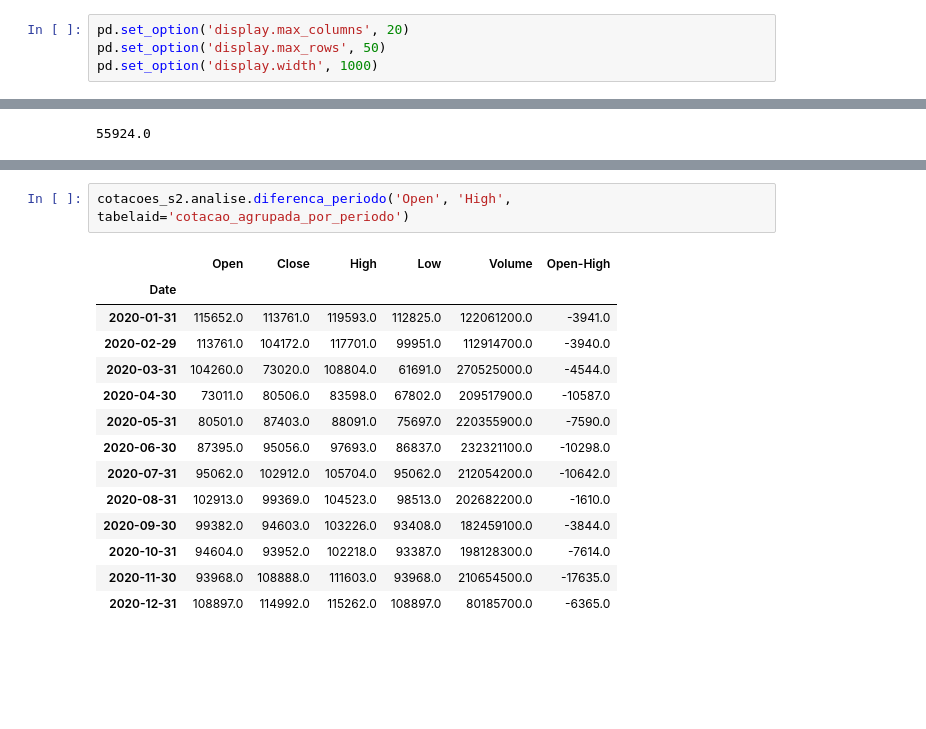
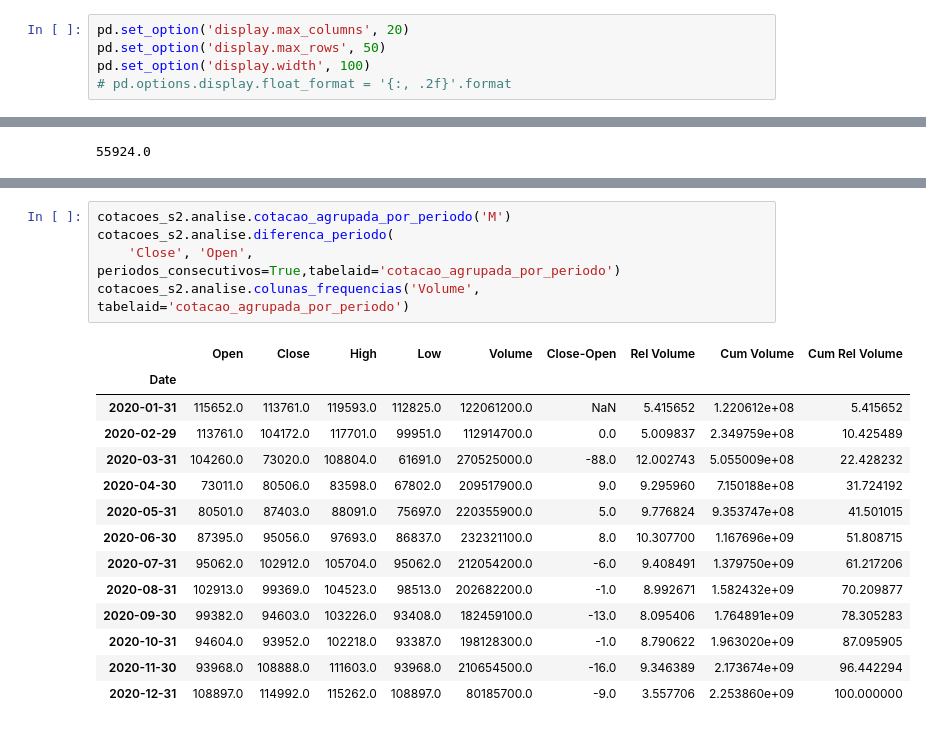
Before and after one commit to maiconandsilva-archive/stock-price-analysis, a Jupyter notebook: analisecotacoes.ipynb, the cells around one changed output, grey strips where cells are left out. Saved outputs shown, nothing was run; the diff lists cells and outputs as text; blank space fills up the shorter version.

```diff
--- a/analisecotacoes.ipynb
+++ b/analisecotacoes.ipynb
@@ -8,7 +8,8 @@ from fetchdata import buscar_cotacoes_yahoo
 # %%
 pd.set_option('display.max_columns', 20)
 pd.set_option('display.max_rows', 50)
-pd.set_option('display.width', 1000)
+pd.set_option('display.width', 100)
+# pd.options.display.float_format = '{:, .2f}'.format
 # %%
 # Tickers são um código único que a bolsa
 # atribui aos instrumentos financeiros
@@ -172,17 +217,20 @@ cotacoes_s2.analise.cotacao_agrupada_por_periodo('M')
 # %%
-cotacoes_s2.analise.diferenca_periodo('Open', 'High', tabelaid='cotacao_agrupada_por_periodo')
+cotacoes_s2.analise.cotacao_agrupada_por_periodo('M')
+cotacoes_s2.analise.diferenca_periodo(
+    'Close', 'Open', periodos_consecutivos=True,tabelaid='cotacao_agrupada_por_periodo')
+cotacoes_s2.analise.colunas_frequencias('Volume', tabelaid='cotacao_agrupada_por_periodo')
 # %% [output]
-|  | Open | Close | High | Low | Volume | Open-High |
-| Date |  |  |  |  |  |  |
-| 2020-01-31 | 115652.0 | 113761.0 | 119593.0 | 112825.0 | 122061200.0 | -3941.0 |
-| 2020-02-29 | 113761.0 | 104172.0 | 117701.0 | 99951.0 | 112914700.0 | -3940.0 |
-| 2020-03-31 | 104260.0 | 73020.0 | 108804.0 | 61691.0 | 270525000.0 | -4544.0 |
-| 2020-04-30 | 73011.0 | 80506.0 | 83598.0 | 67802.0 | 209517900.0 | -10587.0 |
-| 2020-05-31 | 80501.0 | 87403.0 | 88091.0 | 75697.0 | 220355900.0 | -7590.0 |
-| 2020-06-30 | 87395.0 | 95056.0 | 97693.0 | 86837.0 | 232321100.0 | -10298.0 |
-| 2020-07-31 | 95062.0 | 102912.0 | 105704.0 | 95062.0 | 212054200.0 | -10642.0 |
-| 2020-08-31 | 102913.0 | 99369.0 | 104523.0 | 98513.0 | 202682200.0 | -1610.0 |
-| 2020-09-30 | 99382.0 | 94603.0 | 103226.0 | 93408.0 | 182459100.0 | -3844.0 |
-| 2020-10-31 | 94604.0 | 93952.0 | 102218.0 | 93387.0 | 198128300.0 | -7614.0 |
-| 2020-11-30 | 93968.0 | 108888.0 | 111603.0 | 93968.0 | 210654500.0 | -17635.0 |
-| 2020-12-31 | 108897.0 | 114992.0 | 115262.0 | 108897.0 | 80185700.0 | -6365.0 |
+|  | Open | Close | High | Low | Volume | Close-Open | Rel Volume | Cum Volume | Cum Rel Volume |
+| Date |  |  |  |  |  |  |  |  |  |
+| 2020-01-31 | 115652.0 | 113761.0 | 119593.0 | 112825.0 | 122061200.0 | NaN | 5.415652 | 1.220612e+08 | 5.415652 |
+| 2020-02-29 | 113761.0 | 104172.0 | 117701.0 | 99951.0 | 112914700.0 | 0.0 | 5.009837 | 2.349759e+08 | 10.425489 |
+| 2020-03-31 | 104260.0 | 73020.0 | 108804.0 | 61691.0 | 270525000.0 | -88.0 | 12.002743 | 5.055009e+08 | 22.428232 |
+| 2020-04-30 | 73011.0 | 80506.0 | 83598.0 | 67802.0 | 209517900.0 | 9.0 | 9.295960 | 7.150188e+08 | 31.724192 |
+| 2020-05-31 | 80501.0 | 87403.0 | 88091.0 | 75697.0 | 220355900.0 | 5.0 | 9.776824 | 9.353747e+08 | 41.501015 |
+| 2020-06-30 | 87395.0 | 95056.0 | 97693.0 | 86837.0 | 232321100.0 | 8.0 | 10.307700 | 1.167696e+09 | 51.808715 |
+| 2020-07-31 | 95062.0 | 102912.0 | 105704.0 | 95062.0 | 212054200.0 | -6.0 | 9.408491 | 1.379750e+09 | 61.217206 |
+| 2020-08-31 | 102913.0 | 99369.0 | 104523.0 | 98513.0 | 202682200.0 | -1.0 | 8.992671 | 1.582432e+09 | 70.209877 |
+| 2020-09-30 | 99382.0 | 94603.0 | 103226.0 | 93408.0 | 182459100.0 | -13.0 | 8.095406 | 1.764891e+09 | 78.305283 |
+| 2020-10-31 | 94604.0 | 93952.0 | 102218.0 | 93387.0 | 198128300.0 | -1.0 | 8.790622 | 1.963020e+09 | 87.095905 |
+| 2020-11-30 | 93968.0 | 108888.0 | 111603.0 | 93968.0 | 210654500.0 | -16.0 | 9.346389 | 2.173674e+09 | 96.442294 |
+| 2020-12-31 | 108897.0 | 114992.0 | 115262.0 | 108897.0 | 80185700.0 | -9.0 | 3.557706 | 2.253860e+09 | 100.000000 |
```
Also changed, not shown: parts of 14 cells of this notebook.
